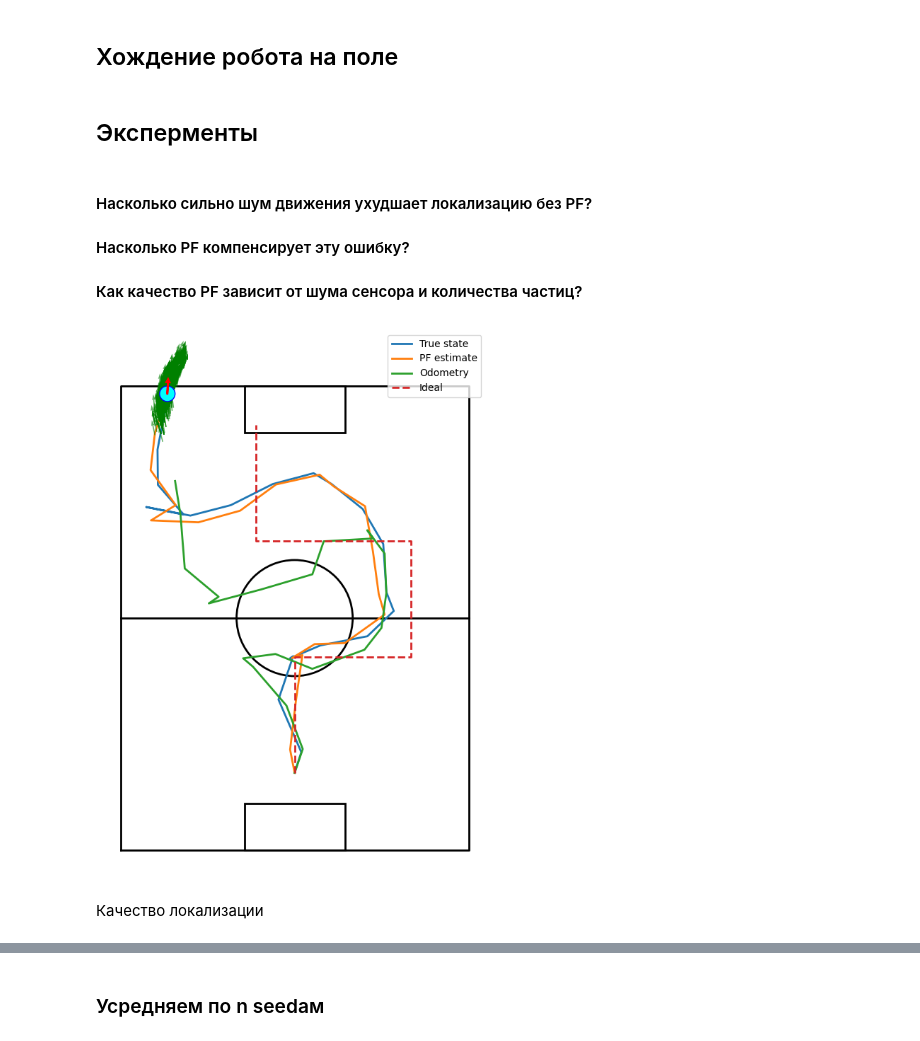
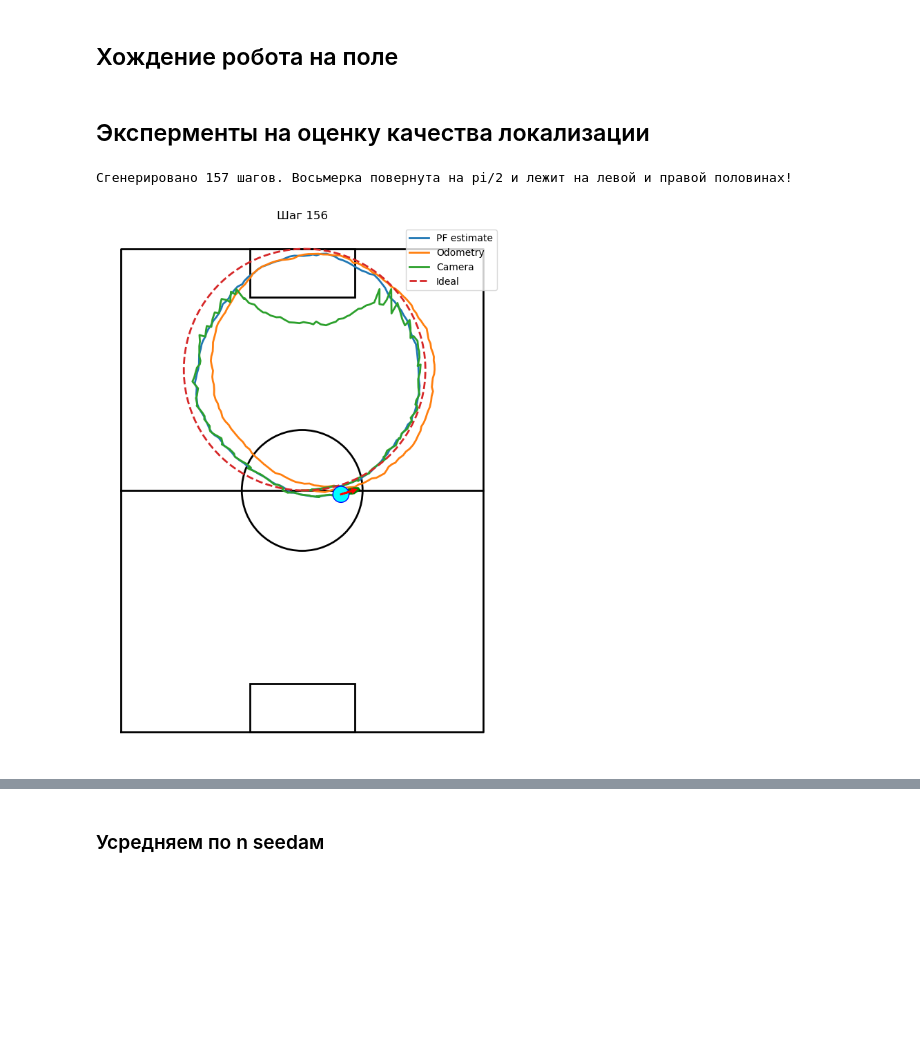
Before and after one commit to PavelKrWork/Monte_Carlo_robot_localization, a Jupyter notebook: Particle_filter.ipynb, the cells around one changed output, grey strips where cells are left out. Drawn from its saved outputs; the diff is of its cells as text; code cells hidden in the pictures; blank space fills up the shorter version.

```diff
--- a/Particle_filter.ipynb
+++ b/Particle_filter.ipynb
@@ -7,7 +7,7 @@ from Localization_metrics import *
 # %% [markdown]
 ## Настройка параметров модели фильтра частиц
 # %%
-particles_count = 3000  # hyperparam: particles count
+particles_count = 5000  # hyperparam: particles count
 
 # landmark coords
 left_coord = Coord(-1, 5)
@@ -15,13 +15,13 @@ right_coord = Coord(1, 5)
 lm = LandMark(left_coord, right_coord)
 
 # standard deviation of noise for each dimension (x, y, theta)
-system_noise = State(0.3, 0.3, 0.2)
-sens_noise = np.array([0.1, 0.1, 0.1])
+system_noise = State(0.02, 0.02, 0.02)
+sens_noise = np.array([0.02, 0.02, 0.02])  # camera noise
 
 # initial state
 state0 = State(0, 0, np.pi/2)
 
-pf = ParticleFilter(particles_count, state0, lm, system_noise, sens_noise)
+pf = ParticleFilter(particles_count, state0, lm, system_noise, sens_noise, is_adapt_resampl_enabled_=True)
 local_metrics = LocalizationMetrics()
 # %% [markdown]
 ## Хождение робота на поле
@@ -62,8 +62,4 @@ import matplotlib.pyplot as plt
 # # метрики оценки качества локализации
 # res
 # %% [markdown]
-## Эксперменты
+## Эксперменты на оценку качества локализации
-# %% [markdown]
-#### Насколько сильно шум движения ухудшает локализацию без PF?
-#### Насколько PF компенсирует эту ошибку?
-#### Как качество PF зависит от шума сенсора и количества частиц?
@@ -106,22 +66,57 @@ state0 = State(0, -4, np.pi / 2)
+# %%
+# заданный маршрут робота
+dt = 0.2
+v = 0.6
+R = 3
+
+w = v / R
+time_per_circle = (2 * np.pi * R) / v  # Время на один круг
+steps_per_circle = int(time_per_circle / dt)
+
+smooth_steps = []
+
+for _ in range(steps_per_circle):
+    smooth_steps.append(State(v * dt, 0, w * dt))
+
+# for _ in range(steps_per_circle):
+#     smooth_steps.append(State(v * dt, 0, -w * dt))
+
+steps = smooth_steps
+
+state0 = State(0.0, 0.0, 0.0)
+
+print(f"Сгенерировано {len(steps)} шагов")
+# %% [output]
+Сгенерировано 157 шагов. Восьмерка повернута на pi/2 и лежит на левой и правой половинах!
 # %%
 # насколько PF определяет фактическое положение робота
-pf = ParticleFilter(particles_count, state0, lm, system_noise, sens_noise)
+pf = ParticleFilter(particles_count, state0, lm, system_noise, sens_noise, is_adapt_resampl_enabled_=True)
 
 pf_metrics_state = LocalizationMetrics()
 no_pf_metrics_state = LocalizationMetrics()
 pf_metrics_ideal_state = LocalizationMetrics()
 no_pf_metrics_ideal_state = LocalizationMetrics()
+camera_state = LocalizationMetrics()
 
 fig, ax = plt.subplots(figsize=(8, 10))
 draw_field_with_robot(pf.state, pf.particles, ax=ax)
 display(fig)
 
-true_trajectory = [(pf.state.x, pf.state.y)]
+# true_trajectory = [(pf.state.x, pf.state.y)]
 pf_trajectory = [(pf.state.x, pf.state.y)]
 no_pf_trajectory = [(pf.no_pf_state.x, pf.no_pf_state.y)]
 ideal_trajectory = [(pf.ideal_state.x, pf.ideal_state.y)]
+camera_trajectory = [(pf.ideal_state.x, pf.ideal_state.y)]
 
-for step_i in steps:
+for i, step_i in enumerate(steps):
+
+    # if i == 5:
+    #     pf.randomize_particles()
+    #     draw_field_with_robot(pf.state, pf.particles, ax=ax)
+    #     ax.set_title("Шаг 5: частицы после релокализации")
+
+    #     clear_output(wait=True)
+    #     display(fig)
 
     est_state = pf.simulate(step_i)
 
@@ -130,43 +125,49 @@ for step_i in steps:
 
     pf_metrics_ideal_state.update(pf.ideal_state, est_state)
     no_pf_metrics_ideal_state.update(pf.ideal_state, pf.no_pf_state)
+    camera_state.update(pf.ideal_state, pf.camera_state)
 
-    true_trajectory.append((pf.state.x, pf.state.y))
+#     true_trajectory.append((pf.state.x, pf.state.y))
     pf_trajectory.append((est_state.x, est_state.y))
     no_pf_trajectory.append((pf.no_pf_state.x, pf.no_pf_state.y))
     ideal_trajectory.append((pf.ideal_state.x, pf.ideal_state.y))
+    camera_trajectory.append((pf.camera_state.x, pf.camera_state.y))
 
     draw_field_with_robot(est_state, pf.particles, ax=ax)
 
-    true_traj = np.array(true_trajectory)
+#     true_traj = np.array(true_trajectory)
     pf_traj = np.array(pf_trajectory)
     no_pf_traj = np.array(no_pf_trajectory)
     id_traj = np.array(ideal_trajectory)
+    camera_traj = np.array(camera_trajectory)
 
-    ax.plot(true_traj[:, 0], true_traj[:, 1],
-            linewidth=2, label='True state')
+#     ax.plot(true_traj[:, 0], true_traj[:, 1],
+#             linewidth=2, label='True state')
 
     ax.plot(pf_traj[:, 0], pf_traj[:, 1],
             linewidth=2, label='PF estimate')
 
     ax.plot(no_pf_traj[:, 0], no_pf_traj[:, 1],
             linewidth=2, label='Odometry')
 
+    ax.plot(camera_traj[:, 0], camera_traj[:, 1],
+            linewidth=2, label='Camera')
+
     ax.plot(id_traj[:, 0], id_traj[:, 1],
             linewidth=2, linestyle='--', label='Ideal')
 
+    ax.set_title(f"Шаг {i}")
     ax.legend()
 
     clear_output(wait=True)
     display(fig)
 
 plt.close(fig)
 
 res_pf_state = pf_metrics_state.summary()
 res_no_pf_state = no_pf_metrics_state.summary()
 res_pf_ideal_state = pf_metrics_ideal_state.summary()
 res_no_pf_ideal_state = no_pf_metrics_ideal_state.summary()
+res_camera = camera_state.summary()
 # %% [output]
-[figure, old version]
+[figure, new version]
-# %% [markdown]
-Качество локализации
```
Also changed, not shown: parts of 19 cells of this notebook, 2 other files.
